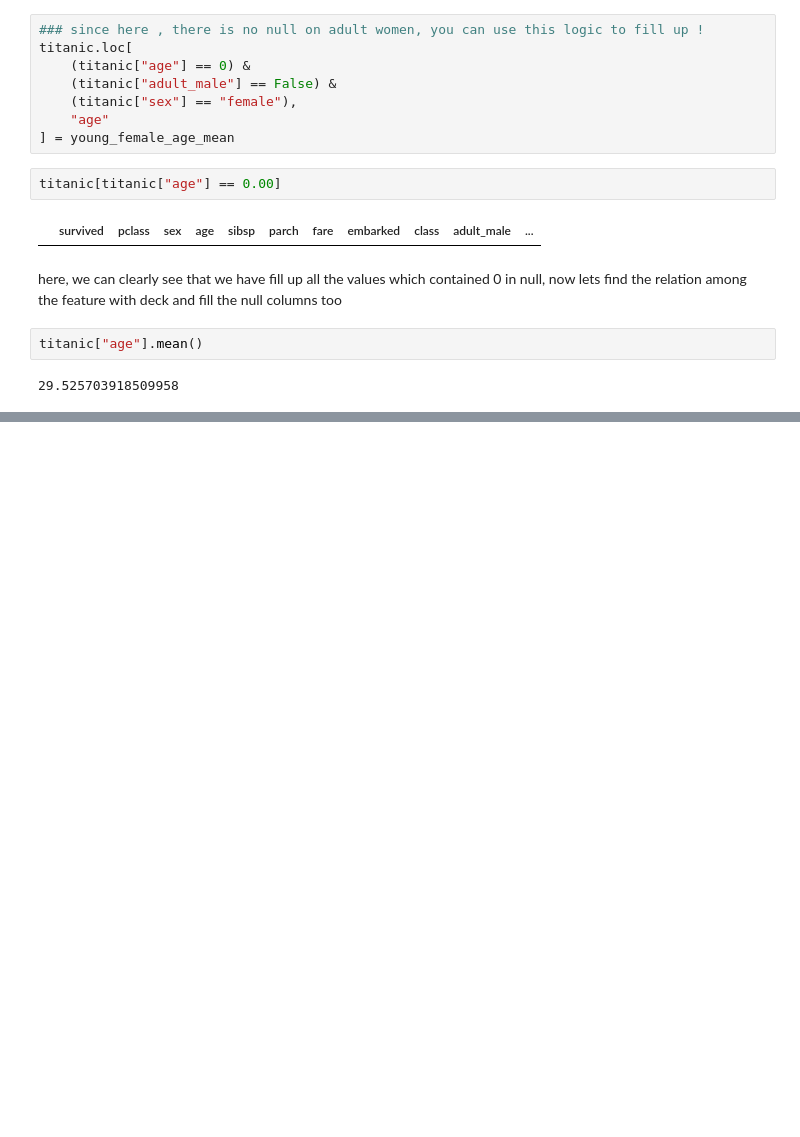
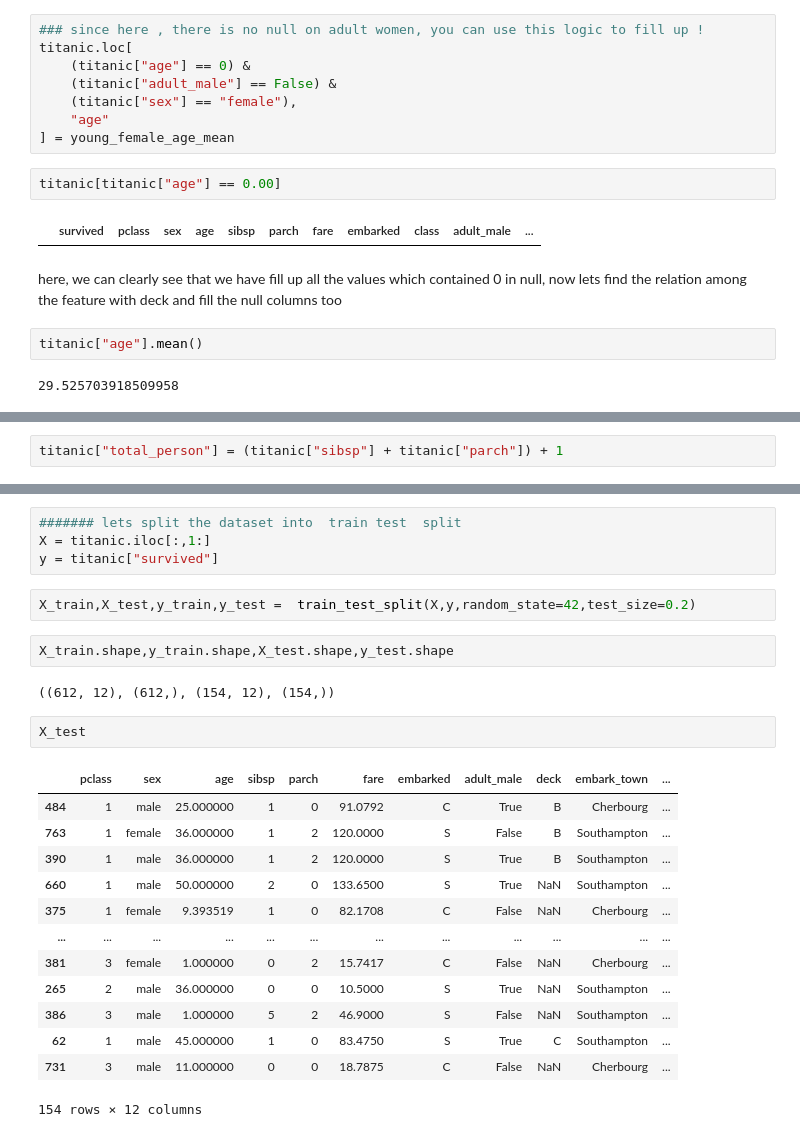
Before and after one commit to hahahang0/MLPracFromKaggle, a Jupyter notebook: titanic/practical2.ipynb, the cells around one changed output, grey strips where cells are left out. Cells and saved outputs as stored; diff of their text form; blank space fills up the shorter version.

```diff
--- a/titanic/practical2.ipynb
+++ b/titanic/practical2.ipynb
@@ -411,0 +498,2 @@ titanic["age"].mean()
+# %%
+titanic["total_person"] = (titanic["sibsp"] + titanic["parch"]) + 1
@@ -411,0 +509,26 @@ titanic["age"].mean()
+# %%
+####### lets split the dataset into  train test  split
+X = titanic.iloc[:,1:]
+y = titanic["survived"]
+# %%
+X_train,X_test,y_train,y_test =  train_test_split(X,y,random_state=42,test_size=0.2)
+# %%
+X_train.shape,y_train.shape,X_test.shape,y_test.shape
+# %% [output]
+((612, 12), (612,), (154, 12), (154,))
+# %%
+X_test
+# %% [output]
+|  | pclass | sex | age | sibsp | parch | fare | embarked | adult_male | deck | embark_town | ... |
+| 484 | 1 | male | 25.000000 | 1 | 0 | 91.0792 | C | True | B | Cherbourg | ... |
+| 763 | 1 | female | 36.000000 | 1 | 2 | 120.0000 | S | False | B | Southampton | ... |
+| 390 | 1 | male | 36.000000 | 1 | 2 | 120.0000 | S | True | B | Southampton | ... |
+| 660 | 1 | male | 50.000000 | 2 | 0 | 133.6500 | S | True | NaN | Southampton | ... |
+| 375 | 1 | female | 9.393519 | 1 | 0 | 82.1708 | C | False | NaN | Cherbourg | ... |
+| ... | ... | ... | ... | ... | ... | ... | ... | ... | ... | ... | ... |
+| 381 | 3 | female | 1.000000 | 0 | 2 | 15.7417 | C | False | NaN | Cherbourg | ... |
+| 265 | 2 | male | 36.000000 | 0 | 0 | 10.5000 | S | True | NaN | Southampton | ... |
+| 386 | 3 | male | 1.000000 | 5 | 2 | 46.9000 | S | False | NaN | Southampton | ... |
+| 62 | 1 | male | 45.000000 | 1 | 0 | 83.4750 | S | True | C | Southampton | ... |
+| 731 | 3 | male | 11.000000 | 0 | 0 | 18.7875 | C | False | NaN | Cherbourg | ... |
+154 rows × 12 columns
```
Also changed, not shown: parts of 31 cells of this notebook.
